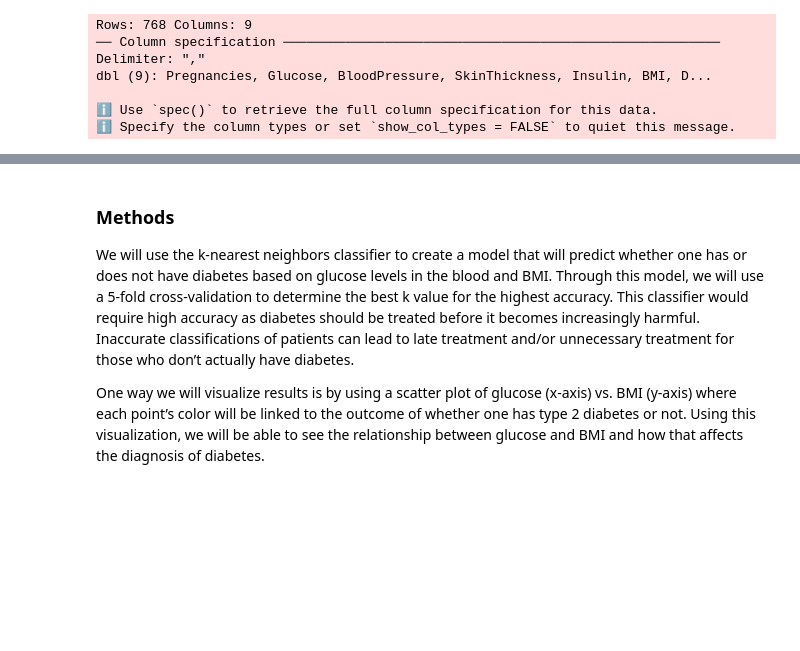
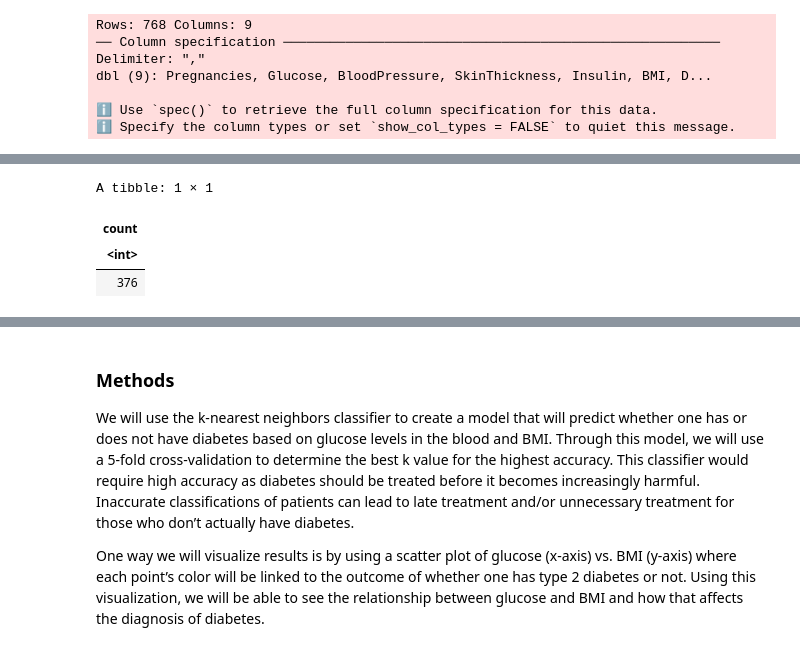
Before and after one commit to kzhang1223/dsci-100-2023s1-group-55, a Jupyter notebook: group_project_proposal_group_55.ipynb, the cells around one changed output, grey strips where cells are left out. Drawn from its saved outputs; the diff is of its cells as text; code cells hidden in the pictures; blank space fills up the shorter version.

```diff
--- a/group_project_proposal_group_55.ipynb
+++ b/group_project_proposal_group_55.ipynb
@@ -31,2 +56,13 @@ dbl (9): Pregnancies, Glucose, BloodPressure, SkinThickness, Insulin, BMI, D...
+# %%
+diabetes_missing_rows <- diabetes |>
+            filter(Glucose == 0 | BloodPressure == 0 | SkinThickness == 0 | Insulin == 0 | BMI == 0 | DiabetesPedigreeFunction == 0) |>
+            summarize(count = n())
+
+diabetes_missing_rows
+# %% [output]
+A tibble: 1 × 1
+| count |
+| <int> |
+| 376 |
 # %%
 # visualization
```
Also changed, not shown: parts of 3 cells of this notebook.
